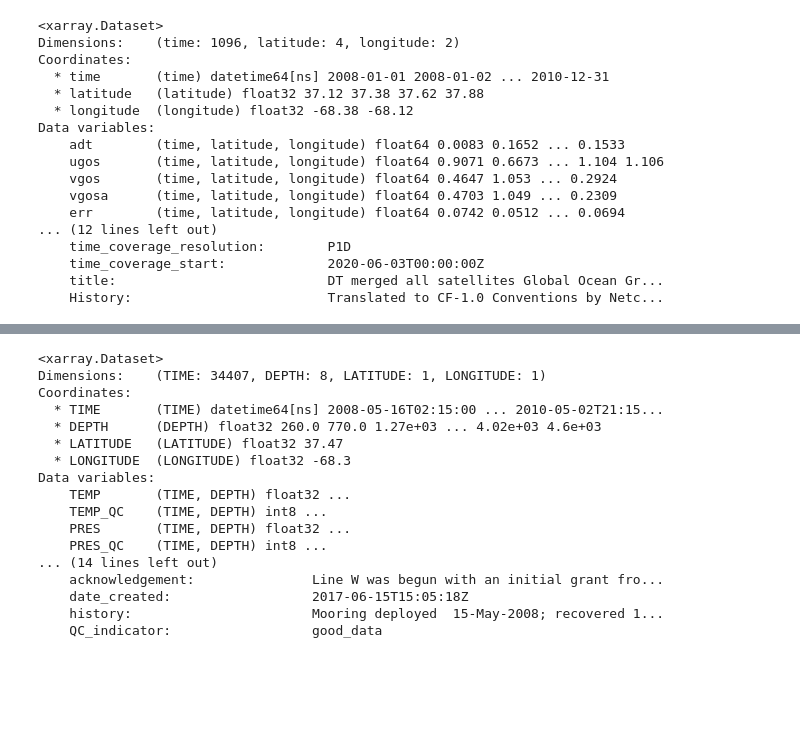
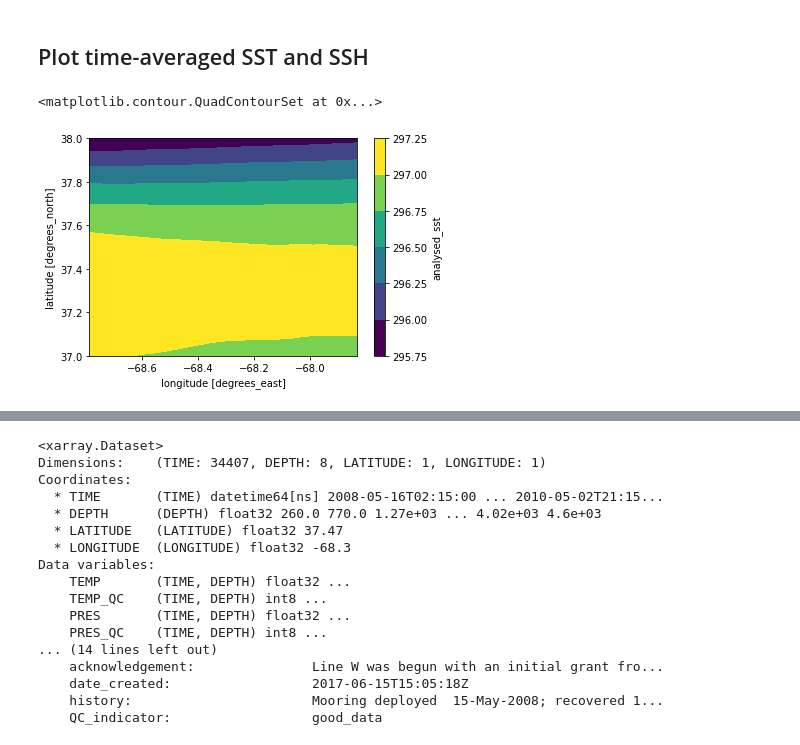
Before and after one commit to oceanhackweek/ohw21-proj-deep-currents, a Jupyter notebook: notebooks/data_analysis.ipynb, the cells around one changed output, grey strips where cells are left out. Drawn from its saved outputs; the diff is of its cells as text; code cells hidden in the pictures; blank space fills up the shorter version.

```diff
--- a/notebooks/data_analysis.ipynb
+++ b/notebooks/data_analysis.ipynb
@@ -11,0 +31,7 @@ from datetime import datetime,timedelta
+# %%
+file_location = 's3://mur-sst/zarr'
+sst = (
+    xr.open_zarr(fsspec.get_mapper(file_location, anon=True),consolidated=True)
+    .sel(lon=slice(BOX[0],BOX[1],4),lat=slice(BOX[2],BOX[3],4))
+)
+sst
@@ -22,21 +156,8 @@ ssh = da.where((da.longitude>BOX[0])&(da.longitude<BOX[1])&\
-# %%
-ssh
-# %% [output]
-<xarray.Dataset>
-Dimensions:    (time: 1096, latitude: 4, longitude: 2)
-Coordinates:
-  * time       (time) datetime64[ns] 2008-01-01 2008-01-02 ... 2010-12-31
-  * latitude   (latitude) float32 37.12 37.38 37.62 37.88
-  * longitude  (longitude) float32 -68.38 -68.12
-Data variables:
-    adt        (time, latitude, longitude) float64 0.0083 0.1652 ... 0.1533
-    ugos       (time, latitude, longitude) float64 0.9071 0.6673 ... 1.104 1.106
-    vgos       (time, latitude, longitude) float64 0.4647 1.053 ... 0.2924
-    vgosa      (time, latitude, longitude) float64 0.4703 1.049 ... 0.2309
-    err        (time, latitude, longitude) float64 0.0742 0.0512 ... 0.0694
-... (12 lines left out)
-    time_coverage_resolution:        P1D
-    time_coverage_start:             2020-06-03T00:00:00Z
-    title:                           DT merged all satellites Global Ocean Gr...
-    History:                         Translated to CF-1.0 Conventions by Netc...
+# %% [markdown]
+## Plot time-averaged SST and SSH
+# %%
+sst.analysed_sst.mean('time').plot.contourf('lon','lat',robust=True)
+# %% [output]
+<matplotlib.contour.QuadContourSet at 0x...>
+[figure, added]
 # %%
```
Also changed, not shown: parts of 17 cells of this notebook.
